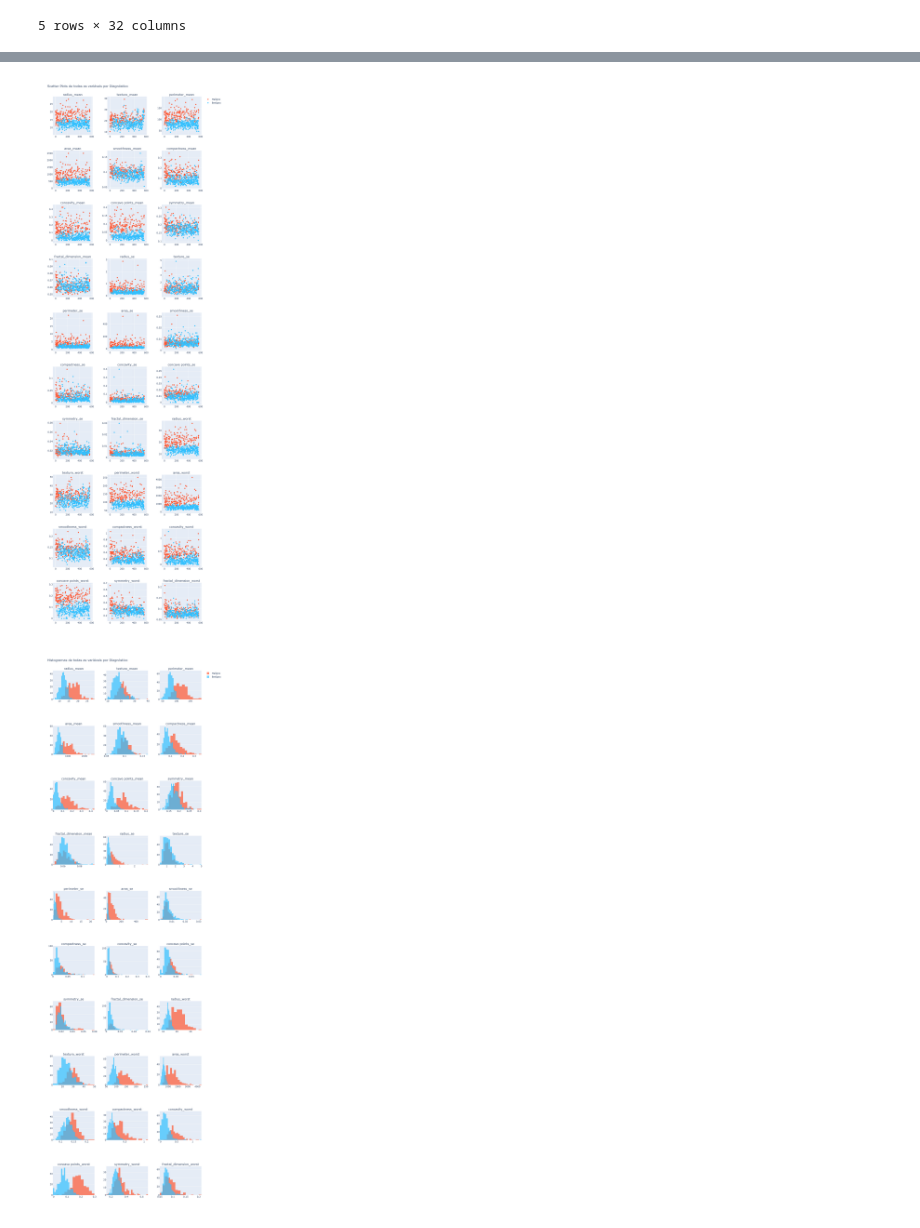
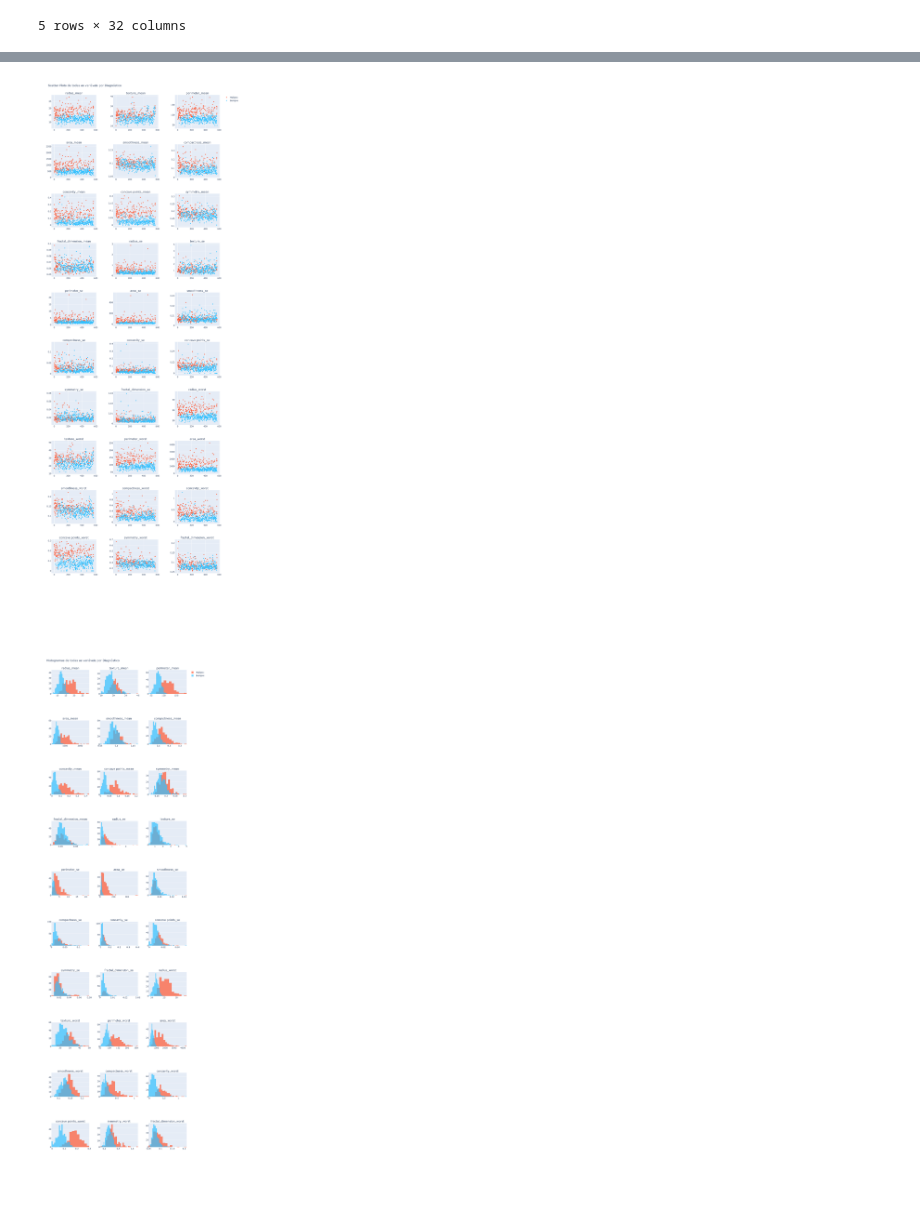
Before and after one commit to KauaHenSilva/trabalho_topicos_5, a Jupyter notebook: main.ipynb, the cells around one changed output, grey strips where cells are left out. Saved outputs shown, nothing was run; the diff lists cells and outputs as text; code cells hidden in the pictures.

```diff
--- a/main.ipynb
+++ b/main.ipynb
@@ -53,4 +39,10 @@ df_dataset.head()
 | 3 | 84348301 | Maligno | 11.42 | 20.38 | 77.58 | 386.1 | 0.14250 | ... |
 | 4 | 84358402 | Maligno | 20.29 | 14.34 | 135.10 | 1297.0 | 0.10030 | ... |
 5 rows × 32 columns
+# %%
+n_cols = 3
+width_graph = 1200
+n_rows = (len(df_dataset.columns) + n_cols - 1) // n_cols
+color_maligono = '#FF5733'
+color_benigno = '#33C1FF'
 # %%
@@ -60,32 +52,27 @@ px.histogram(df_dataset, x='diagnosis', title='Distribuição de Classes', width
 # %%
-colunas_numericas = [col for col in df_dataset.select_dtypes(include=['float64', 'int64']).columns if col != 'id']
-
-n_cols = 3
-n_rows = (len(colunas_numericas) + n_cols - 1) // n_cols
-
 fig = make_subplots(
     rows=n_rows,
     cols=n_cols,
-    subplot_titles=colunas_numericas,
+    subplot_titles=df_dataset.columns[2:],
     vertical_spacing=0.05,
     horizontal_spacing=0.05
 )
 
-for idx, coluna in enumerate(colunas_numericas):
+for idx, coluna in enumerate(df_dataset.columns[2:]):
     row = idx // n_cols + 1
     col = idx % n_cols + 1
 
     for diagnosis in df_dataset['diagnosis'].unique():
         df_filtrado = df_dataset[df_dataset['diagnosis'] == diagnosis]
         fig.add_trace(
-            go.Box(y=df_filtrado[coluna], name=diagnosis, showlegend=(idx == 0)),
+            go.Box(y=df_filtrado[coluna], name=diagnosis, showlegend=(idx == 0), marker_color=color_maligono if diagnosis == 'Maligno' else color_benigno),
             row=row,
             col=col
         )
 
 fig.update_layout(
     height=300 * n_rows,  # Reduzido para compactar mais
-    width=1000,
+    width=width_graph,
     title_text="Boxplots de todas as variáveis por Diagnóstico",
     showlegend=True
 )
@@ -95,68 +82,61 @@ fig.show()
 # %%
-
-n_cols = 3
-n_rows = (len(colunas_numericas) + n_cols - 1) // n_cols
-
 fig = make_subplots(
     rows=n_rows,
     cols=n_cols,
-    subplot_titles=colunas_numericas,
-    vertical_spacing=0.03,    # Reduzido para caber em 15 linhas (< 0.071429)
+    subplot_titles=df_dataset.columns[2:],
+    vertical_spacing=0.03,
     horizontal_spacing=0.1
 )
 
-for idx, coluna in enumerate(colunas_numericas):
+for idx, coluna in enumerate(df_dataset.columns[2:]):
     row = idx // n_cols + 1
     col = idx % n_cols + 1
 
     for diagnosis in df_dataset['diagnosis'].unique():
         df_filtrado = df_dataset[df_dataset['diagnosis'] == diagnosis]
-        color = '#FF5733' if diagnosis == 'Maligno' else '#33C1FF'
 
         fig.add_trace(
             go.Scatter(
                 x=df_filtrado.index,
                 y=df_filtrado[coluna],
                 mode='markers',
                 name=diagnosis,
-                marker=dict(color=color),
+                marker=dict(color=color_maligono if diagnosis == 'Maligno' else color_benigno, size=5),
                 showlegend=(idx == 0)
             ),
             row=row,
             col=col
         )
 
 fig.update_layout(
     height=300 * n_rows,
-    width=1000,
+    width=width_graph,
     title_text="Scatter Plots de todas as variáveis por Diagnóstico",
     showlegend=True
 )
 fig.show()
 # %% [output]
-[figure, old version]
+[figure, new version]
 # %%
 fig = make_subplots(
     rows=n_rows,
     cols=n_cols,
-    subplot_titles=colunas_numericas,
+    subplot_titles=df_dataset.columns[2:],
     vertical_spacing=0.05,
     horizontal_spacing=0.08
 )
 
-for idx, coluna in enumerate(colunas_numericas):
+for idx, coluna in enumerate(df_dataset.columns[2:]):
     row = idx // n_cols + 1
     col = idx % n_cols + 1
 
     for diagnosis in df_dataset['diagnosis'].unique():
         df_filtrado = df_dataset[df_dataset['diagnosis'] == diagnosis]
-        color = '#FF5733' if diagnosis == 'Maligno' else '#33C1FF'
-
         fig.add_trace(
             go.Histogram(
                 x=df_filtrado[coluna],
                 name=diagnosis,
-                marker=dict(color=color),
+                marker=dict(color=color_maligono if diagnosis == 'Maligno' else color_benigno),
                 opacity=0.7,
                 showlegend=(idx == 0)
             ),
@@ -173,7 +153,7 @@ fig.update_layout(
 )
 fig.show()
 # %% [output]
-[figure, old version]
+[figure, new version]
 # %%
 # Criar cópia e converter diagnosis para numérico
 df_numeric = df_dataset.copy()
```
Also changed, not shown: parts of 12 cells of this notebook, 2 other files.
